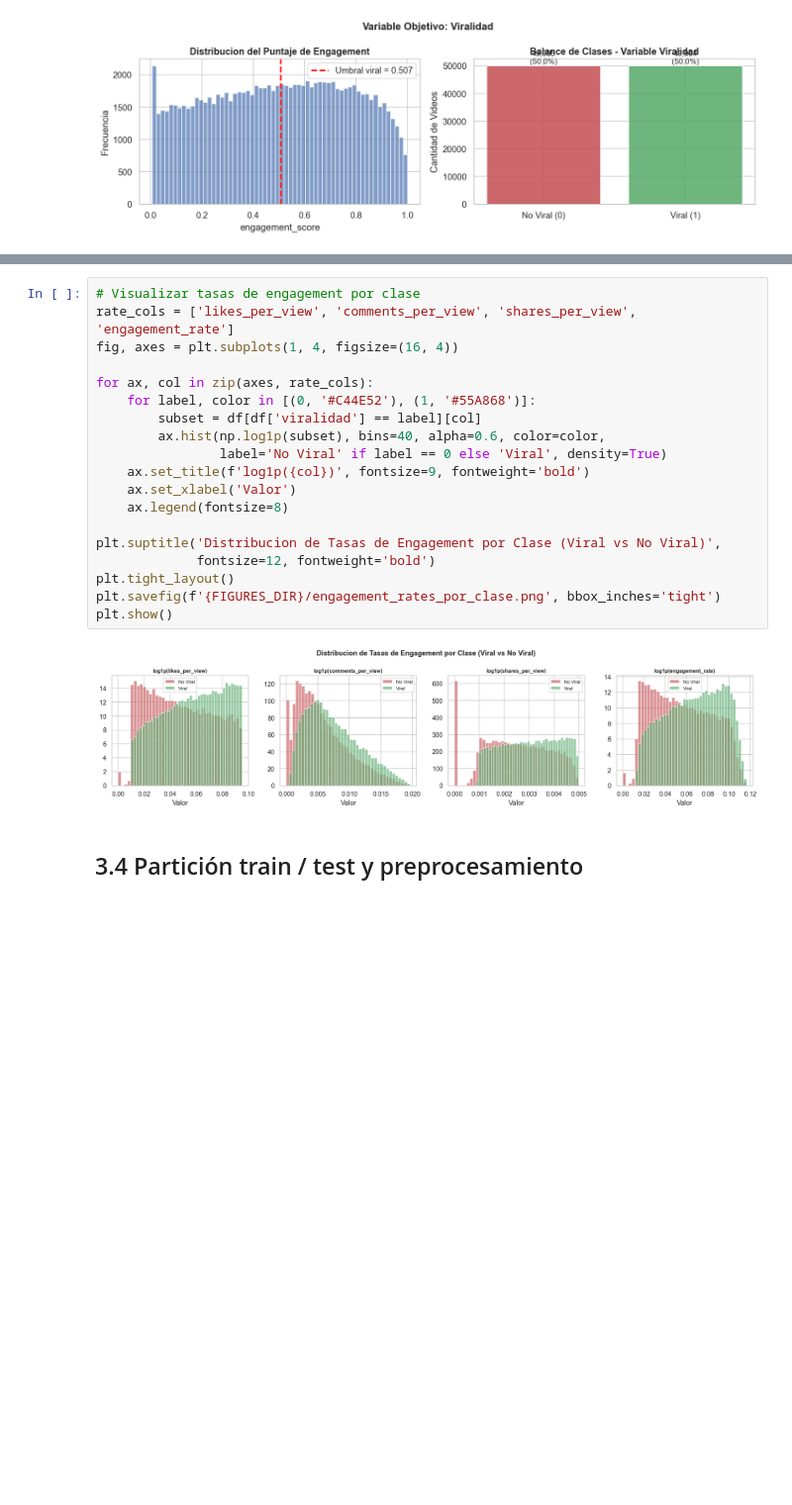
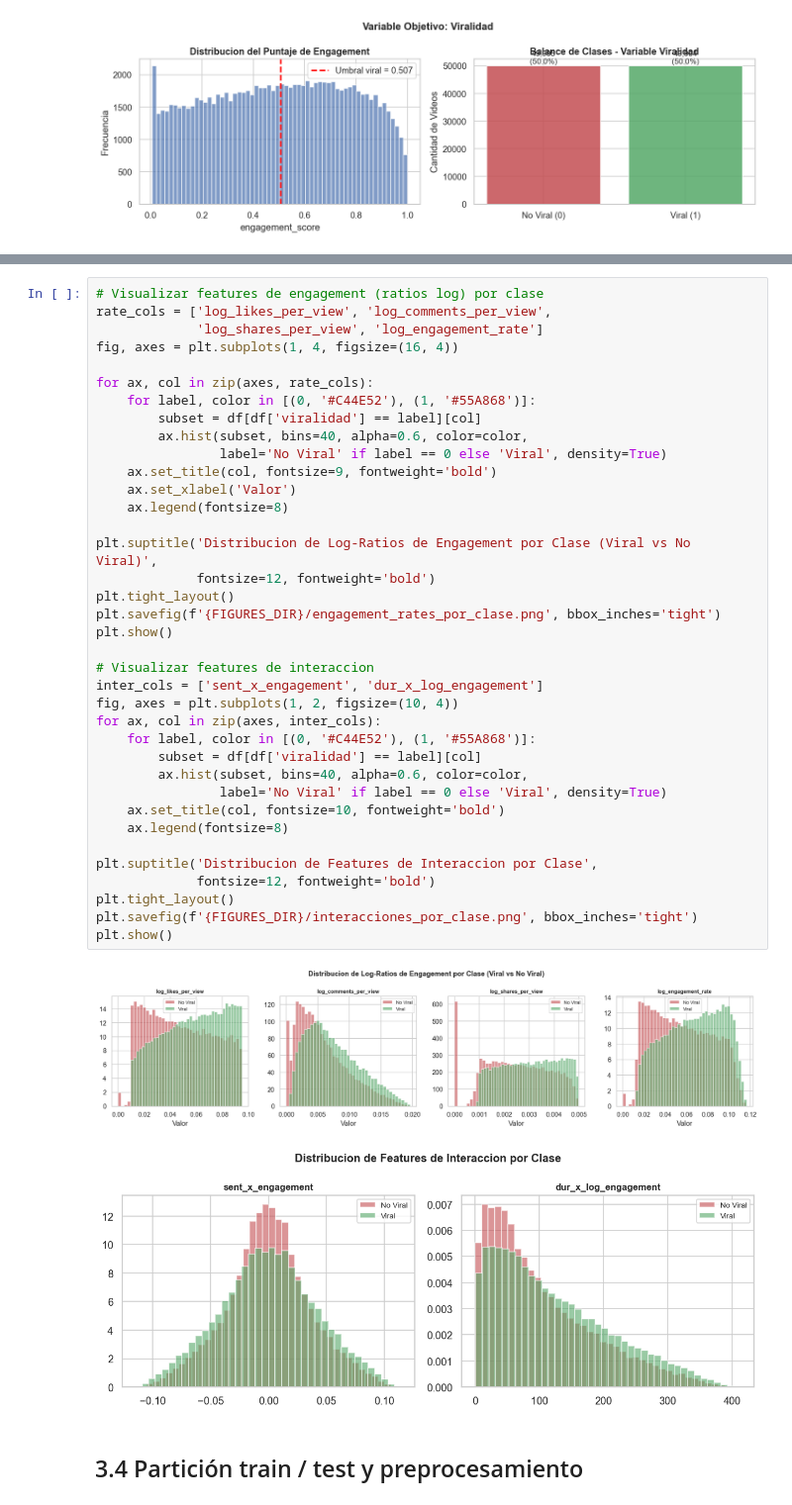
Before and after one commit to Martin0506/Proyecto_Final_ML, a Jupyter notebook: notebooks/Fase 3-Preparacion_Datos.ipynb, the cells around one changed output, grey strips where cells are left out. Shown at 99% size. Drawn from its saved outputs; the diff is of its cells as text; blank space fills up the shorter version.

```diff
--- a/notebooks/Fase 3-Preparacion_Datos.ipynb
+++ b/notebooks/Fase 3-Preparacion_Datos.ipynb
@@ -164,24 +166,43 @@ Caracteristicas por tipo:
 # %%
-# Visualizar tasas de engagement por clase
-rate_cols = ['likes_per_view', 'comments_per_view', 'shares_per_view', 'engagement_rate']
+# Visualizar features de engagement (ratios log) por clase
+rate_cols = ['log_likes_per_view', 'log_comments_per_view',
+             'log_shares_per_view', 'log_engagement_rate']
 fig, axes = plt.subplots(1, 4, figsize=(16, 4))
 
 for ax, col in zip(axes, rate_cols):
     for label, color in [(0, '#C44E52'), (1, '#55A868')]:
         subset = df[df['viralidad'] == label][col]
-        ax.hist(np.log1p(subset), bins=40, alpha=0.6, color=color,
+        ax.hist(subset, bins=40, alpha=0.6, color=color,
                 label='No Viral' if label == 0 else 'Viral', density=True)
-    ax.set_title(f'log1p({col})', fontsize=9, fontweight='bold')
+    ax.set_title(col, fontsize=9, fontweight='bold')
     ax.set_xlabel('Valor')
     ax.legend(fontsize=8)
 
-plt.suptitle('Distribucion de Tasas de Engagement por Clase (Viral vs No Viral)',
+plt.suptitle('Distribucion de Log-Ratios de Engagement por Clase (Viral vs No Viral)',
              fontsize=12, fontweight='bold')
 plt.tight_layout()
 plt.savefig(f'{FIGURES_DIR}/engagement_rates_por_clase.png', bbox_inches='tight')
 plt.show()
+
+# Visualizar features de interaccion
+inter_cols = ['sent_x_engagement', 'dur_x_log_engagement']
+fig, axes = plt.subplots(1, 2, figsize=(10, 4))
+for ax, col in zip(axes, inter_cols):
+    for label, color in [(0, '#C44E52'), (1, '#55A868')]:
+        subset = df[df['viralidad'] == label][col]
+        ax.hist(subset, bins=40, alpha=0.6, color=color,
+                label='No Viral' if label == 0 else 'Viral', density=True)
+    ax.set_title(col, fontsize=10, fontweight='bold')
+    ax.legend(fontsize=8)
+
+plt.suptitle('Distribucion de Features de Interaccion por Clase',
+             fontsize=12, fontweight='bold')
+plt.tight_layout()
+plt.savefig(f'{FIGURES_DIR}/interacciones_por_clase.png', bbox_inches='tight')
+plt.show()
 # %% [output]
-[figure, old version]
+[figure, new version]
+[figure, added]
 # %% [markdown]
 ## 3.4 Partición train / test y preprocesamiento
 # %%
```
Also changed, not shown: parts of 7 cells of this notebook, 19 other files.
